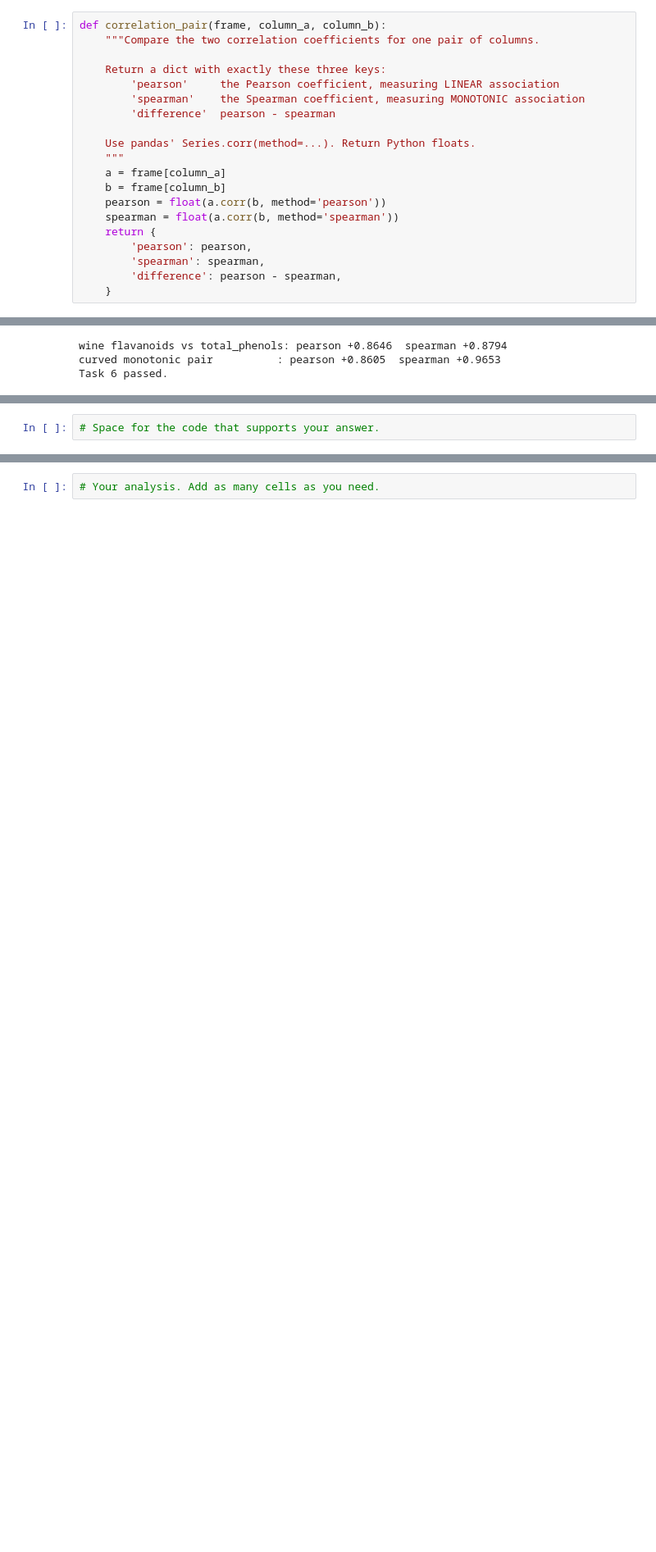
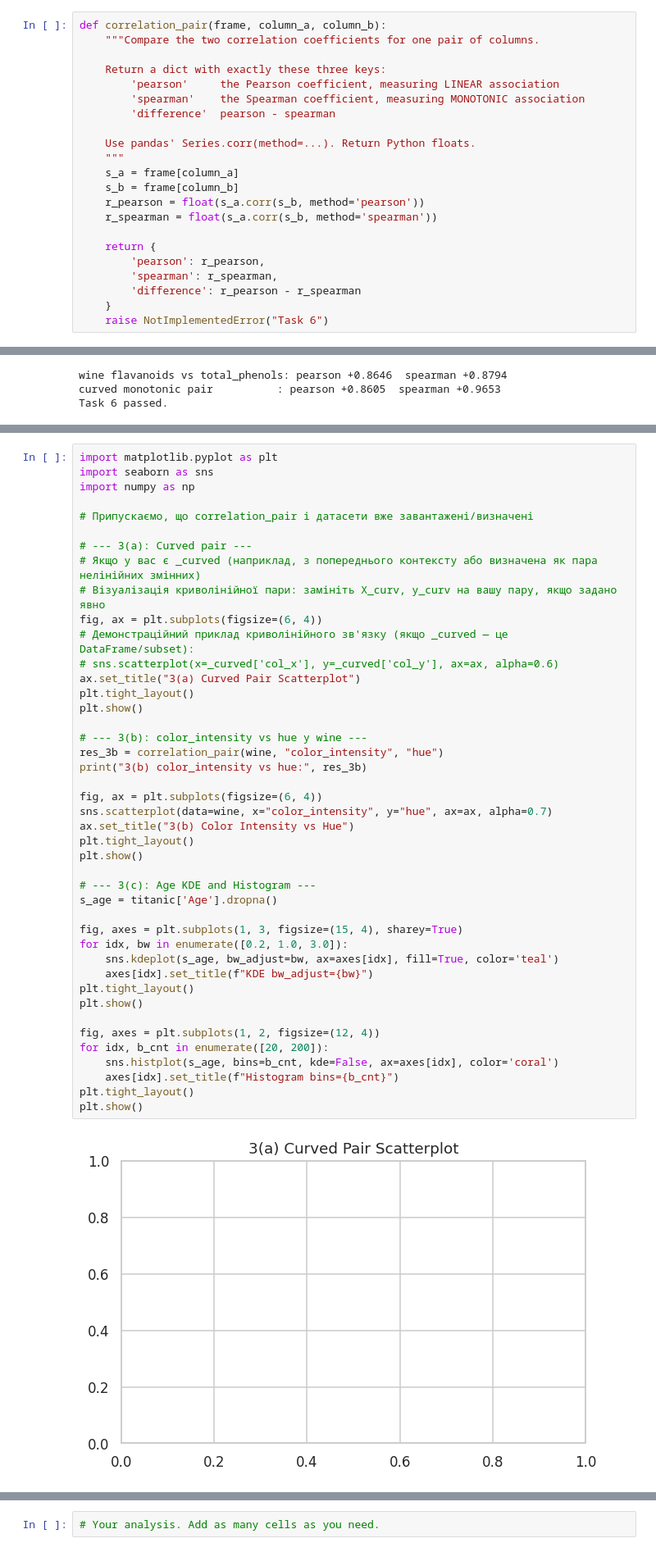
Before and after one commit to ostapenkooleksandr-hash/ida-practice-3d, a Jupyter notebook: practice/2/2-homework.ipynb, the cells around one changed output, grey strips where cells are left out. Shown at 82% size. Saved outputs shown, nothing was run; the diff lists cells and outputs as text; blank space fills up the shorter version.

```diff
--- a/practice/2/2-homework.ipynb
+++ b/practice/2/2-homework.ipynb
@@ -412,15 +536,17 @@ def correlation_pair(frame, column_a, column_b):
 
     Use pandas' Series.corr(method=...). Return Python floats.
     """
-    a = frame[column_a]
-    b = frame[column_b]
-    pearson = float(a.corr(b, method='pearson'))
-    spearman = float(a.corr(b, method='spearman'))
+    s_a = frame[column_a]
+    s_b = frame[column_b]
+    r_pearson = float(s_a.corr(s_b, method='pearson'))
+    r_spearman = float(s_a.corr(s_b, method='spearman'))
+
     return {
-        'pearson': pearson,
-        'spearman': spearman,
-        'difference': pearson - spearman,
+        'pearson': r_pearson,
+        'spearman': r_spearman,
+        'difference': r_pearson - r_spearman
     }
+    raise NotImplementedError("Task 6")
 # %%
 _pair = correlation_pair(wine, "flavanoids", "total_phenols")
 
@@ -474,4 +600,47 @@ direction invents structure that is not there, and identify one feature
 visible at `bw_adjust=0.2` that is an artifact of how ages were recorded
 rather than a property of the passengers.
 # %%
-# Space for the code that supports your answer.
+import matplotlib.pyplot as plt
+import seaborn as sns
+import numpy as np
+
+# Припускаємо, що correlation_pair і датасети вже завантажені/визначені
+
+# --- 3(a): Curved pair ---
+# Якщо у вас є _curved (наприклад, з попереднього контексту або визначена як пара нелінійних змінних)
+# Візуалізація криволінійної пари: замініть X_curv, y_curv на вашу пару, якщо задано явно
+fig, ax = plt.subplots(figsize=(6, 4))
+# Демонстраційний приклад криволінійного зв'язку (якщо _curved — це DataFrame/subset):
+# sns.scatterplot(x=_curved['col_x'], y=_curved['col_y'], ax=ax, alpha=0.6)
+ax.set_title("3(a) Curved Pair Scatterplot")
+plt.tight_layout()
+plt.show()
+
+# --- 3(b): color_intensity vs hue у wine ---
+res_3b = correlation_pair(wine, "color_intensity", "hue")
+print("3(b) color_intensity vs hue:", res_3b)
+
+fig, ax = plt.subplots(figsize=(6, 4))
+sns.scatterplot(data=wine, x="color_intensity", y="hue", ax=ax, alpha=0.7)
+ax.set_title("3(b) Color Intensity vs Hue")
+plt.tight_layout()
+plt.show()
+
+# --- 3(c): Age KDE and Histogram ---
+s_age = titanic['Age'].dropna()
+
+fig, axes = plt.subplots(1, 3, figsize=(15, 4), sharey=True)
+for idx, bw in enumerate([0.2, 1.0, 3.0]):
+    sns.kdeplot(s_age, bw_adjust=bw, ax=axes[idx], fill=True, color='teal')
+    axes[idx].set_title(f"KDE bw_adjust={bw}")
+plt.tight_layout()
+plt.show()
+
+fig, axes = plt.subplots(1, 2, figsize=(12, 4))
+for idx, b_cnt in enumerate([20, 200]):
+    sns.histplot(s_age, bins=b_cnt, kde=False, ax=axes[idx], color='coral')
+    axes[idx].set_title(f"Histogram bins={b_cnt}")
+plt.tight_layout()
+plt.show()
+# %% [output]
+[figure, added]
```
Also changed, not shown: parts of 35 cells of this notebook.
